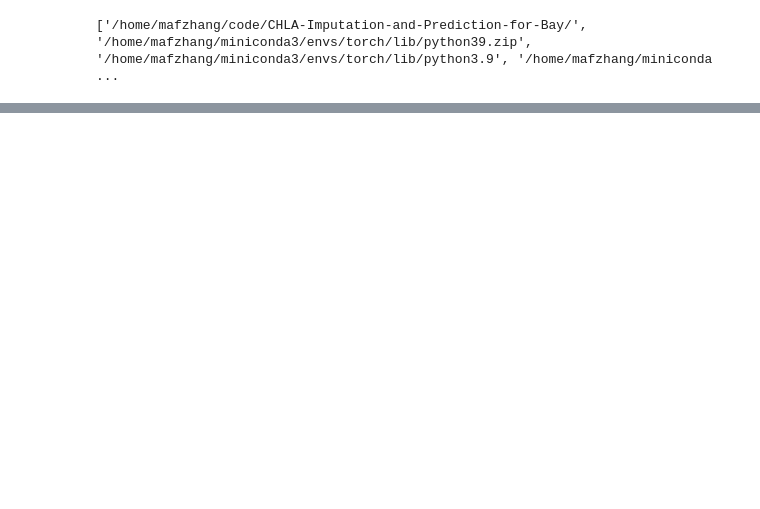
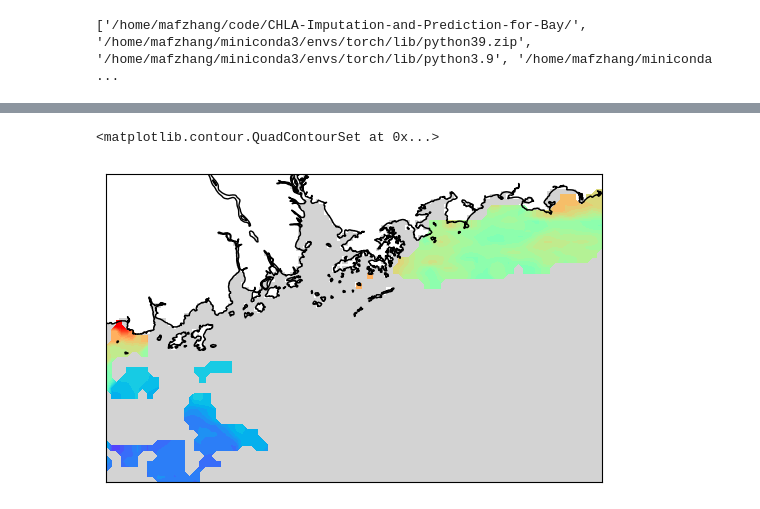
Before and after one commit to YangLabHKUST/STIMP, a Jupyter notebook: visualization/PRE/imputation_compare_with_dineof.ipynb, the cells around one changed output, grey strips where cells are left out. Saved outputs shown, nothing was run; the diff lists cells and outputs as text; code cells hidden in the pictures; blank space fills up the shorter version.

Commit message:
visualization

```diff
--- a/visualization/PRE/imputation_compare_with_dineof.ipynb
+++ b/visualization/PRE/imputation_compare_with_dineof.ipynb
@@ -342,0 +294,4 @@ PearsonRResult(statistic=0.03707700934906794, pvalue=0.24143227700230901)
+# %%
+datas, data_ob_masks, data_gt_masks, labels, label_masks = next(iter(test_dloader))
+device = "cuda"
+datas, data_ob_masks, data_gt_masks, labels, label_masks = datas.float().to(device), data_ob_masks.to(device), data_gt_masks.to(device), labels.to(device), label_masks.to(device)
@@ -342,0 +301,9 @@ PearsonRResult(statistic=0.03707700934906794, pvalue=0.24143227700230901)
+# %%
+cond_mask = data_gt_masks
+adj = np.load("/home/mafzhang/data/{}/8d/adj.npy".format(config.area))
+adj = torch.from_numpy(adj).float().to(device)
+# %%
+imputed_data_our = model.impute(datas, cond_mask, adj, 10)
+imputed_data_our = imputed_data_our.median(1).values
+truth = datas[0]
+truth[~data_ob_masks[0].bool()]=np.nan
@@ -342,0 +345,38 @@ PearsonRResult(statistic=0.03707700934906794, pvalue=0.24143227700230901)
+# %%
+imputed_stimp = torch.zeros(46,60,96)
+imputed_stimp[:,is_sea.astype(bool)]=imputed_data_our[0,:,0]
+observed = torch.zeros(46,60,96)
+observed[:,is_sea.astype(bool)]=truth.cpu().squeeze()
+# %%
+from mpl_toolkits import basemap
+from sklearn.cluster import KMeans, DBSCAN, SpectralClustering
+import cartopy.crs as ccrs
+from copy import deepcopy
+import h5py
+from numpy import meshgrid
+import numpy as np
+
+t=0
+is_sea2=np.load("/home/mafzhang/data/PRE/8d/is_sea_2.npy")
+tmp = deepcopy(observed[t].numpy())
+tmp[~is_sea2.astype(bool)]= np.nan
+raw_data = h5py.File("/home/mafzhang/data/PRE/8d/modis_chla_8d_4km_pre.mat", 'r')
+lon = np.array(raw_data['longitude']).squeeze()
+lati = np.array(raw_data['latitude']).squeeze()
+
+[x,y] = meshgrid(lon, lati)
+
+
+lon1, lon2, lati1, lati2 = lon.min(), lon.max(), lati.min(), lati.max()
+map = basemap.Basemap(llcrnrlon=lon1, llcrnrlat=lati1,urcrnrlon=lon2, urcrnrlat=lati2, projection='cyl', resolution='f')
+# map.fillcontinents(color='white')
+map.drawlsmask(land_color='white', ocean_color='lightgray', resolution='f',grid=1.25)
+# map.bluemarble()
+map.drawcoastlines()
+map.contourf(x, y, tmp, levels=np.linspace(-1.5, 1.5, 40),cmap="rainbow",extend='both')
+
+# map.contourf(x, y, tmp2, levels=np.linspace(-1.5, 1.5, 40),cmap="Greys")
+# map.colorbar(boundaries=np.linspace(-1.5, 1.5, 20), ticks=np.linspace(-1.5, 1.5, 6))
+# %% [output]
+<matplotlib.contour.QuadContourSet at 0x...>
+[figure, added]
```
Also changed, not shown: parts of 18 cells of this notebook, 1 other file.
